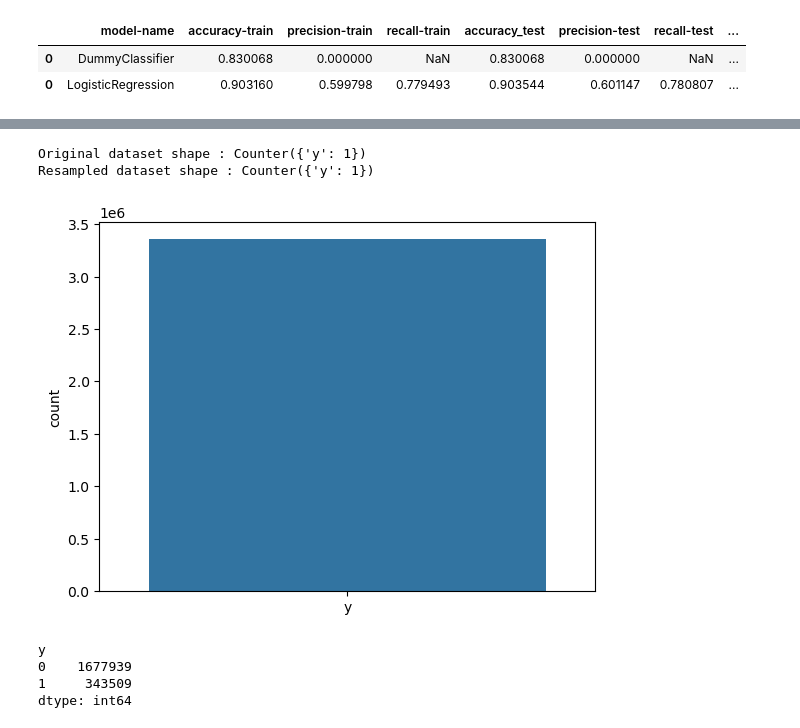
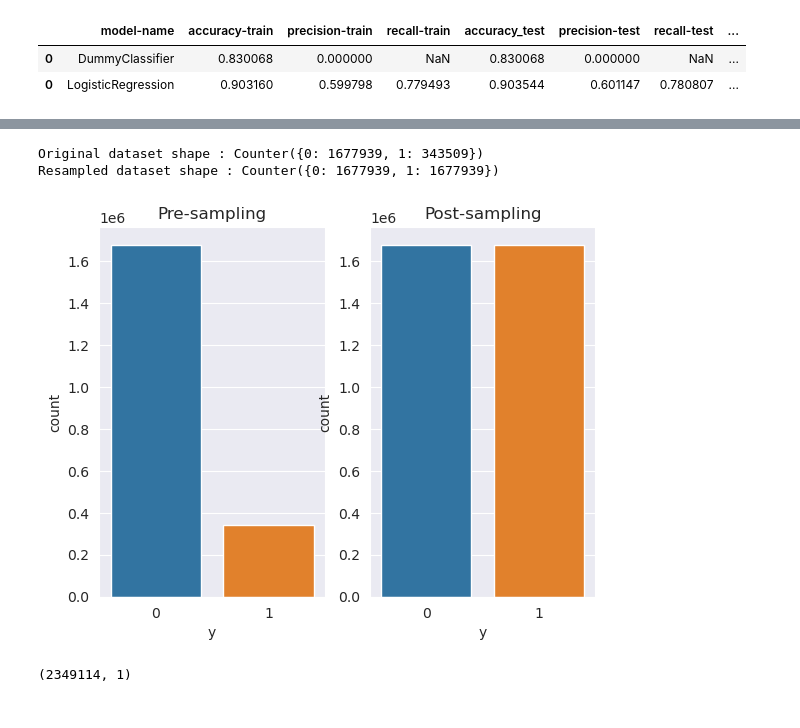
Before and after one commit to sjovicevic/ctr-prediction, a Jupyter notebook: notebooks/01_model_exploration.ipynb, the cells around one changed output, grey strips where cells are left out. Saved outputs shown, nothing was run; the diff lists cells and outputs as text; code cells hidden in the pictures.

```diff
--- a/notebooks/01_model_exploration.ipynb
+++ b/notebooks/01_model_exploration.ipynb
@@ -114,18 +114,15 @@ THRESHOLDS [2 1 0]
 # %%
 random_sample = RandomOverSampler()
 X_new, y_new = random_sample.fit_resample(X, y)
-print(f'Original dataset shape : {Counter(y)}')
-print(f'Resampled dataset shape : {Counter(y_new)}')
-sns.countplot(y_new)
+print(f'Original dataset shape : {Counter(y["y"])}')
+print(f'Resampled dataset shape : {Counter(y_new["y"])}')
+fig, ax = plt.subplots(1, 2)
+ax[0].set_title('Pre-sampling')
+ax[1].set_title('Post-sampling')
+sns.countplot(data=y, x='y', ax=ax[0])
+sns.countplot(data=y_new, x='y', ax=ax[1])
 plt.show()
 # %% [output]
-Original dataset shape : Counter({'y': 1})
-Resampled dataset shape : Counter({'y': 1})
+Original dataset shape : Counter({0: 1677939, 1: 343509})
+Resampled dataset shape : Counter({0: 1677939, 1: 1677939})
-[figure, old version]
+[figure, new version]
-# %%
-y.value_counts()
-# %% [output]
-y
-0    1677939
-1     343509
-dtype: int64
@@ -131,0 +131,4 @@ dtype: int64
+# %%
+y_train.shape
+# %% [output]
+(2349114, 1)
```
Also changed, not shown: parts of 5 cells of this notebook.
